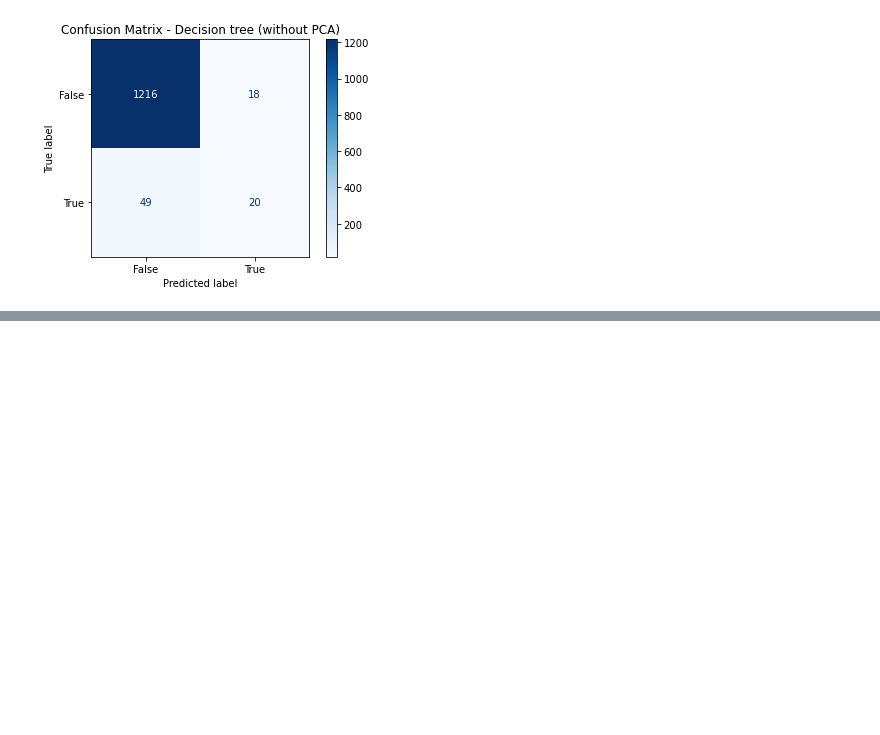
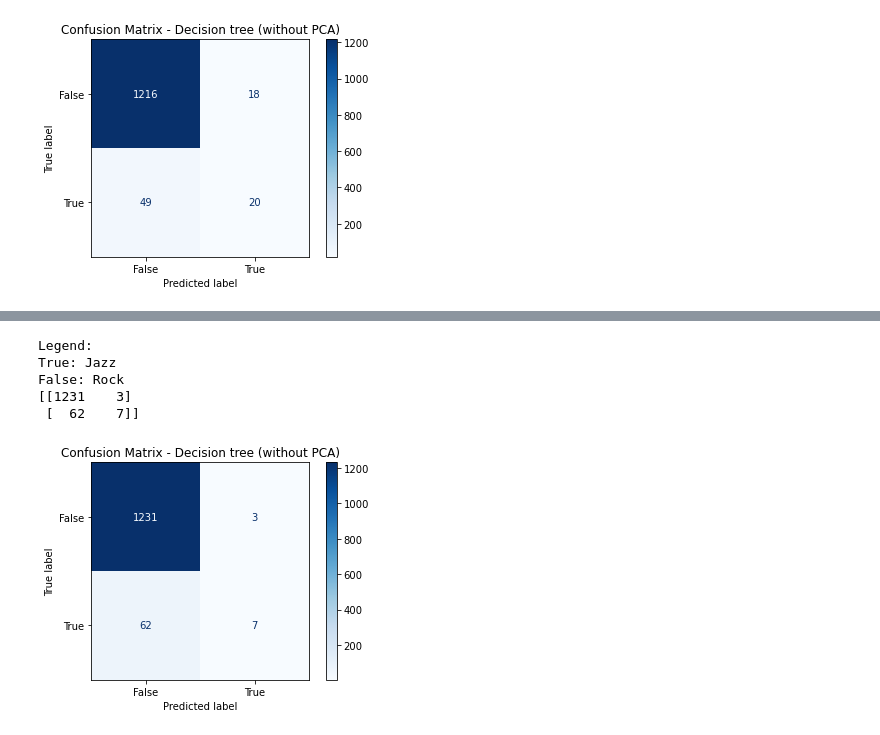
Before and after one commit to gaetanoantonicchio/DataMining-2, a Jupyter notebook: src/Module 2/Rule-Based/binary-rulebased_echo.ipynb, the cells around one changed output, grey strips where cells are left out. Drawn from its saved outputs; the diff is of its cells as text; code cells hidden in the pictures; blank space fills up the shorter version.

```diff
--- a/src/Module 2/Rule-Based/binary-rulebased_echo.ipynb
+++ b/src/Module 2/Rule-Based/binary-rulebased_echo.ipynb
@@ -168,0 +276,15 @@ False: Rock
+# %%
+print("Legend:\nTrue: Jazz"
+      "\nFalse: Rock")
+cm = plot_confusion_matrix(irep_clf,test,y_test_enc,
+                            cmap = plt.cm.Blues)
+cm.ax_.set_title('Confusion Matrix - Decision tree (without PCA)')
+print(cm.confusion_matrix)
+plt.show()
+# %% [output]
+Legend:
+True: Jazz
+False: Rock
+[[1231    3]
+ [  62    7]]
+[figure, added]
```
Also changed, not shown: parts of 8 cells of this notebook.
